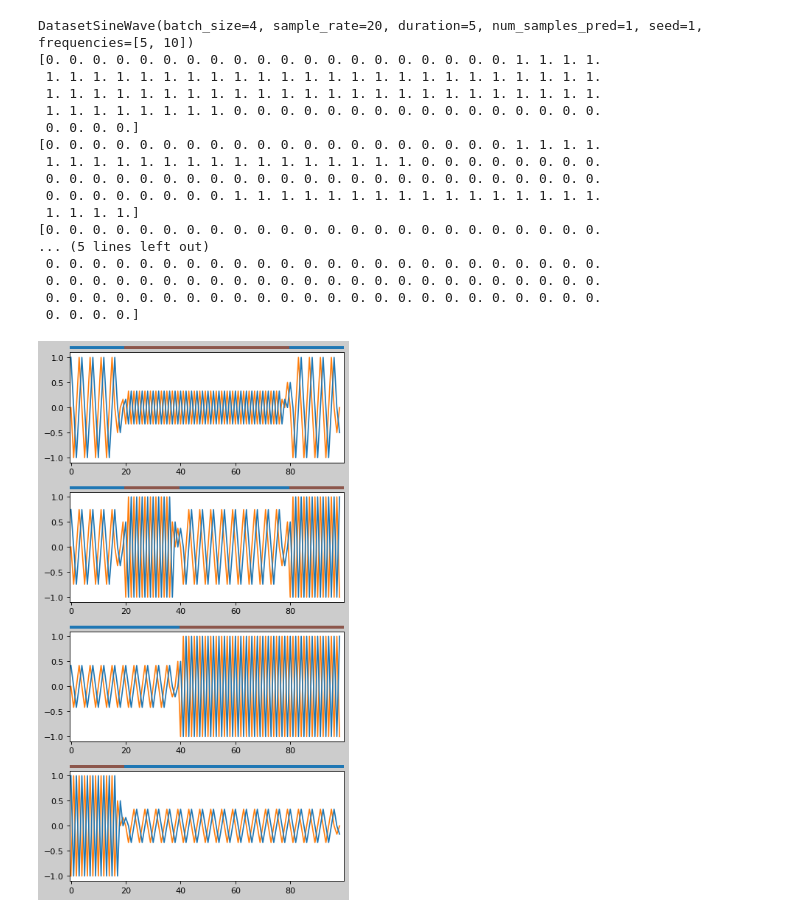
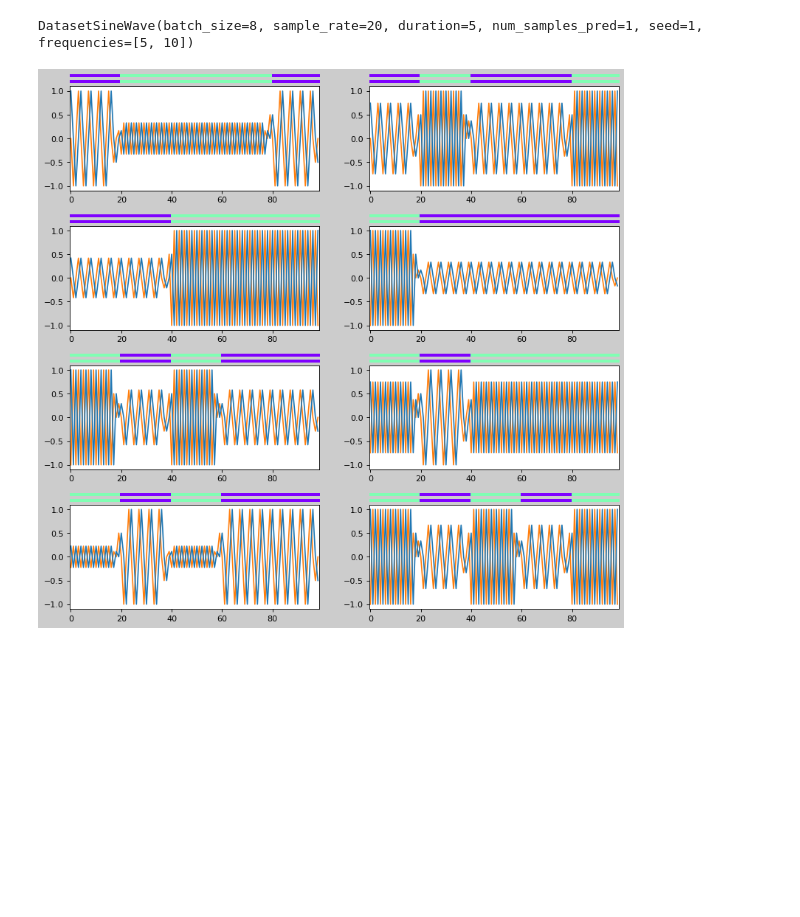
Before and after one commit to actuallyaswin/2023-taslp, a Jupyter notebook: toy_example/check_data.ipynb, the cells around one changed output. Cells and saved outputs as stored; diff of their text form; code cells hidden in the pictures; blank space fills up the shorter version.

```diff
--- a/toy_example/check_data.ipynb
+++ b/toy_example/check_data.ipynb
@@ -143,44 +1,45 @@ class DatasetSineWave(IterableDataset):
 # %%
-batch_size = 4
+import numpy as np
+import librosa
+import torch
+from math import ceil
+from typing import Sequence, Union, Optional
+from torch.utils.data import IterableDataset
+import importlib
+import data
+importlib.reload(data)
+DatasetSineWave = data.DatasetSineWave
+
+batch_size = 8
 num_samples_pred = 1
 frequencies = [5, 10]
 torch.cuda.is_available = lambda : False
 to_numpy = lambda v: v.detach().cpu().numpy()
 
 dataset = DatasetSineWave(num_samples_pred, frequencies, batch_size, sample_rate=20, seed=1)
 print(dataset)
 x, y, m = next(iter(dataset))
 
 import matplotlib.pyplot as plt
 from mpl_toolkits.axes_grid1 import make_axes_locatable
 
-fig, ax = plt.subplots(nrows=batch_size, ncols=1, figsize=(6, batch_size*3), dpi=80, facecolor='#ccc')
+fig, ax = plt.subplots(nrows=ceil(batch_size/2), ncols=2, figsize=(12, batch_size*3//2), dpi=80, facecolor='#ccc')
+ax = ax.flatten()
 for i in range(batch_size):
     ax[i].plot(to_numpy(x[i]))
     ax[i].plot(to_numpy(y[i]), zorder=-1)
     divider = make_axes_locatable(ax[i])
     block_ax = divider.append_axes("top", size=0.05, pad=0.05, sharex=ax[i])
     block_ax.imshow(to_numpy(m[i]).reshape(1,-1),
-                    aspect='auto', cmap='tab10', interpolation='none',
+                    aspect='auto', cmap='rainbow', interpolation='none',
+                    vmin=0, vmax=len(frequencies))
+    block_ax.set_axis_off()
+    block_ax = divider.append_axes("top", size=0.05, pad=0.05, sharex=block_ax)
+    block_ax.imshow(to_numpy(m[i]).reshape(1,-1),
+                    aspect='auto', cmap='rainbow', interpolation='none',
                     vmin=0, vmax=len(frequencies))
     block_ax.set_axis_off()
 plt.show()
 # %% [output]
-DatasetSineWave(batch_size=4, sample_rate=20, duration=5, num_samples_pred=1, seed=1, frequencies=[5, 10])
-[0. 0. 0. 0. 0. 0. 0. 0. 0. 0. 0. 0. 0. 0. 0. 0. 0. 0. 0. 0. 1. 1. 1. 1.
- 1. 1. 1. 1. 1. 1. 1. 1. 1. 1. 1. 1. 1. 1. 1. 1. 1. 1. 1. 1. 1. 1. 1. 1.
- 1. 1. 1. 1. 1. 1. 1. 1. 1. 1. 1. 1. 1. 1. 1. 1. 1. 1. 1. 1. 1. 1. 1. 1.
- 1. 1. 1. 1. 1. 1. 1. 1. 0. 0. 0. 0. 0. 0. 0. 0. 0. 0. 0. 0. 0. 0. 0. 0.
- 0. 0. 0. 0.]
-[0. 0. 0. 0. 0. 0. 0. 0. 0. 0. 0. 0. 0. 0. 0. 0. 0. 0. 0. 0. 1. 1. 1. 1.
- 1. 1. 1. 1. 1. 1. 1. 1. 1. 1. 1. 1. 1. 1. 1. 1. 0. 0. 0. 0. 0. 0. 0. 0.
- 0. 0. 0. 0. 0. 0. 0. 0. 0. 0. 0. 0. 0. 0. 0. 0. 0. 0. 0. 0. 0. 0. 0. 0.
- 0. 0. 0. 0. 0. 0. 0. 0. 1. 1. 1. 1. 1. 1. 1. 1. 1. 1. 1. 1. 1. 1. 1. 1.
- 1. 1. 1. 1.]
-[0. 0. 0. 0. 0. 0. 0. 0. 0. 0. 0. 0. 0. 0. 0. 0. 0. 0. 0. 0. 0. 0. 0. 0.
-... (5 lines left out)
- 0. 0. 0. 0. 0. 0. 0. 0. 0. 0. 0. 0. 0. 0. 0. 0. 0. 0. 0. 0. 0. 0. 0. 0.
- 0. 0. 0. 0. 0. 0. 0. 0. 0. 0. 0. 0. 0. 0. 0. 0. 0. 0. 0. 0. 0. 0. 0. 0.
- 0. 0. 0. 0. 0. 0. 0. 0. 0. 0. 0. 0. 0. 0. 0. 0. 0. 0. 0. 0. 0. 0. 0. 0.
- 0. 0. 0. 0.]
+DatasetSineWave(batch_size=8, sample_rate=20, duration=5, num_samples_pred=1, seed=1, frequencies=[5, 10])
-[figure, old version]
+[figure, new version]
```
Also changed, not shown: parts of 2 cells of this notebook, 2 other files.
